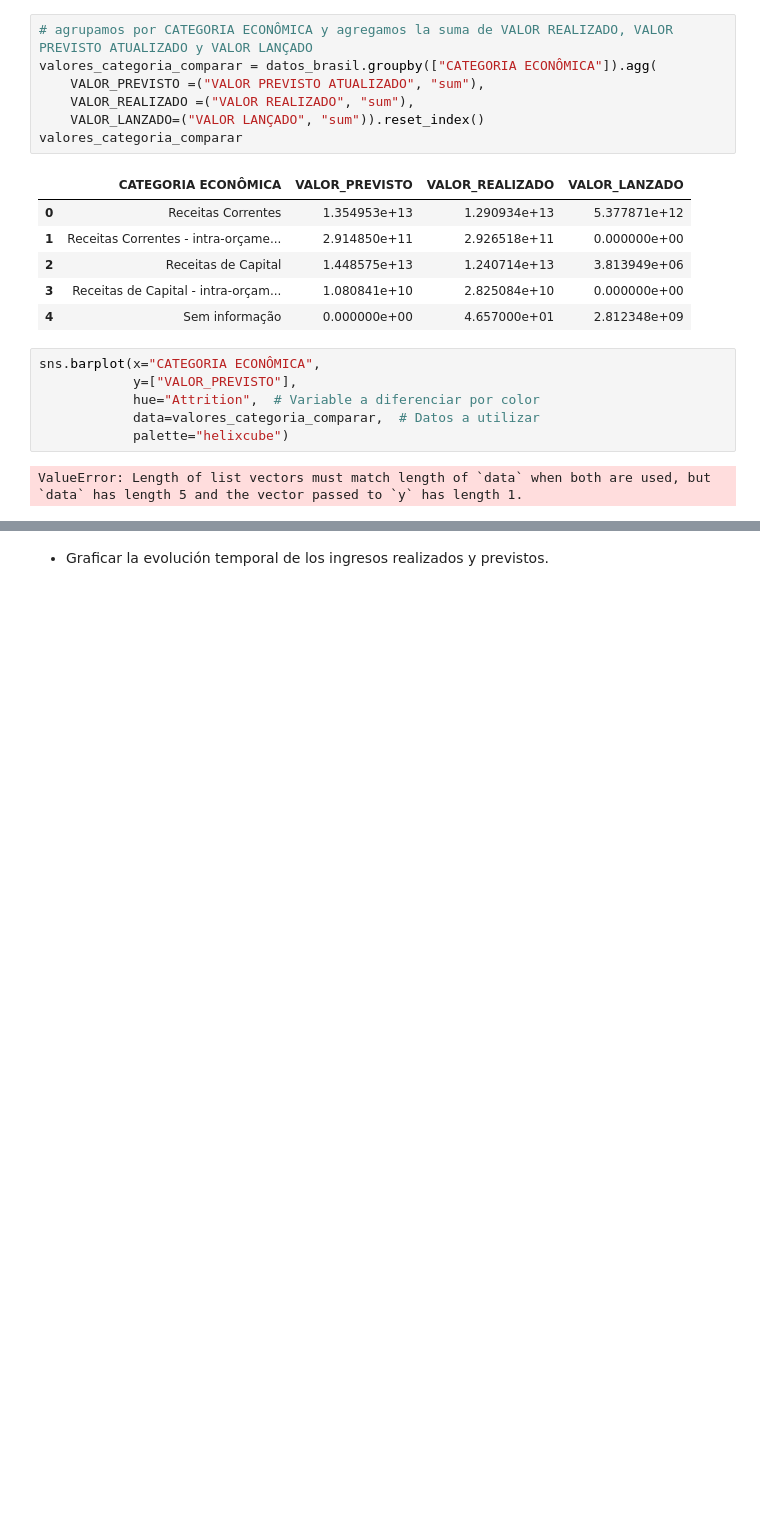
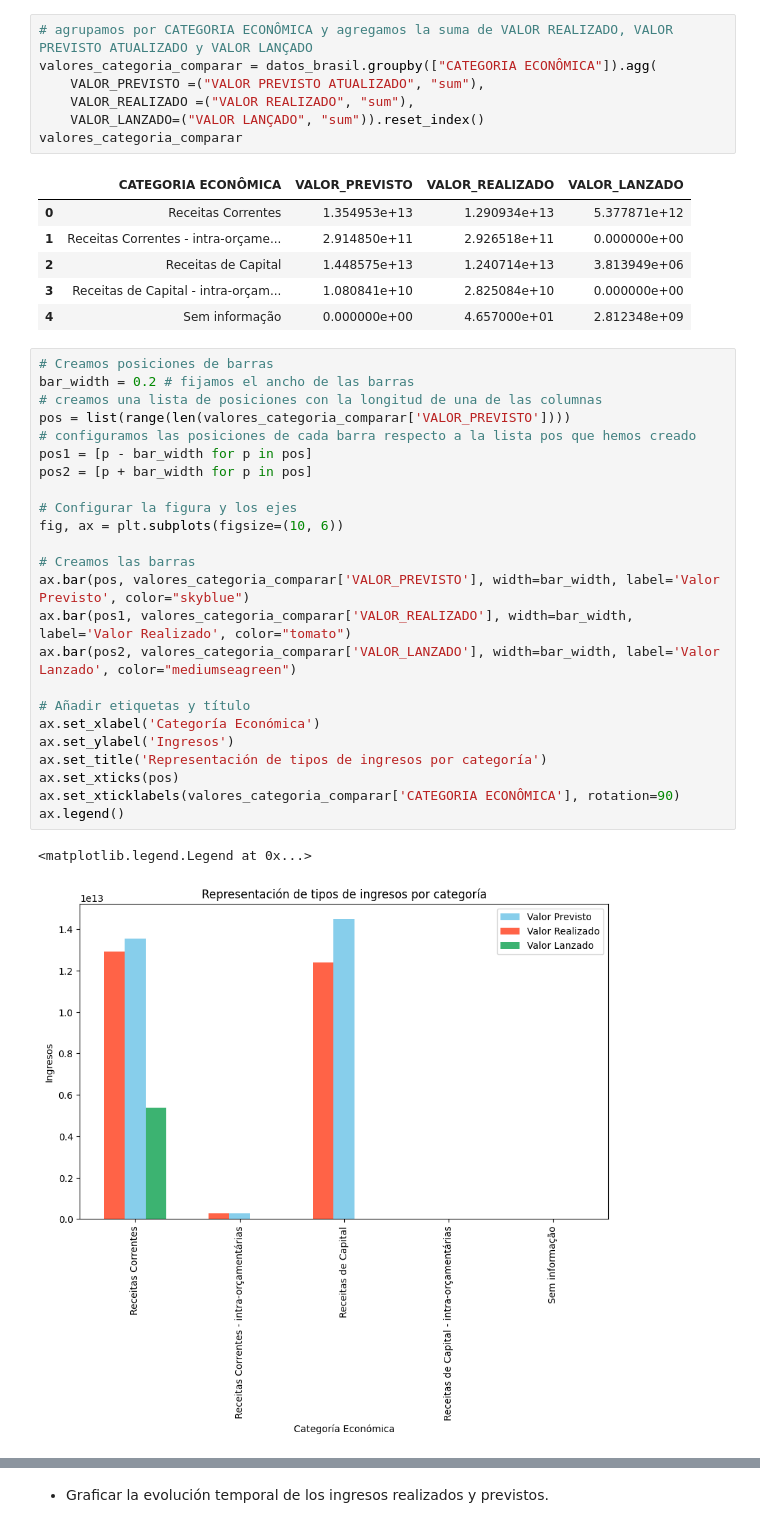
Before and after one commit to MartaM1206/Proyecto2-Insights-Brasil, a Jupyter notebook: Proyecto2.ipynb, the cells around one changed output, grey strips where cells are left out. Cells and saved outputs as stored; diff of their text form; blank space fills up the shorter version.

```diff
--- a/Proyecto2.ipynb
+++ b/Proyecto2.ipynb
@@ -907,11 +907,30 @@ valores_categoria_comparar
 | 2 | Receitas de Capital | 1.448575e+13 | 1.240714e+13 | 3.813949e+06 |
 | 3 | Receitas de Capital - intra-orçam... | 1.080841e+10 | 2.825084e+10 | 0.000000e+00 |
 | 4 | Sem informação | 0.000000e+00 | 4.657000e+01 | 2.812348e+09 |
-# %%
-sns.barplot(x="CATEGORIA ECONÔMICA",
-            y=["VALOR_PREVISTO"],
-            hue="Attrition",  # Variable a diferenciar por color
-            data=valores_categoria_comparar,  # Datos a utilizar
-            palette="helixcube")
-# %% [output]
-ValueError: Length of list vectors must match length of `data` when both are used, but `data` has length 5 and the vector passed to `y` has length 1.
+# %%
+# Creamos posiciones de barras
+bar_width = 0.2 # fijamos el ancho de las barras
+# creamos una lista de posiciones con la longitud de una de las columnas
+pos = list(range(len(valores_categoria_comparar['VALOR_PREVISTO'])))
+# configuramos las posiciones de cada barra respecto a la lista pos que hemos creado
+pos1 = [p - bar_width for p in pos]
+pos2 = [p + bar_width for p in pos]
+
+# Configurar la figura y los ejes
+fig, ax = plt.subplots(figsize=(10, 6))
+
+# Creamos las barras
+ax.bar(pos, valores_categoria_comparar['VALOR_PREVISTO'], width=bar_width, label='Valor Previsto', color="skyblue")
+ax.bar(pos1, valores_categoria_comparar['VALOR_REALIZADO'], width=bar_width, label='Valor Realizado', color="tomato")
+ax.bar(pos2, valores_categoria_comparar['VALOR_LANZADO'], width=bar_width, label='Valor Lanzado', color="mediumseagreen")
+
+# Añadir etiquetas y título
+ax.set_xlabel('Categoría Económica')
+ax.set_ylabel('Ingresos')
+ax.set_title('Representación de tipos de ingresos por categoría')
+ax.set_xticks(pos)
+ax.set_xticklabels(valores_categoria_comparar['CATEGORIA ECONÔMICA'], rotation=90)
+ax.legend()
+# %% [output]
+<matplotlib.legend.Legend at 0x...>
+[figure, added]
```
Also changed, not shown: parts of 13 cells of this notebook.
